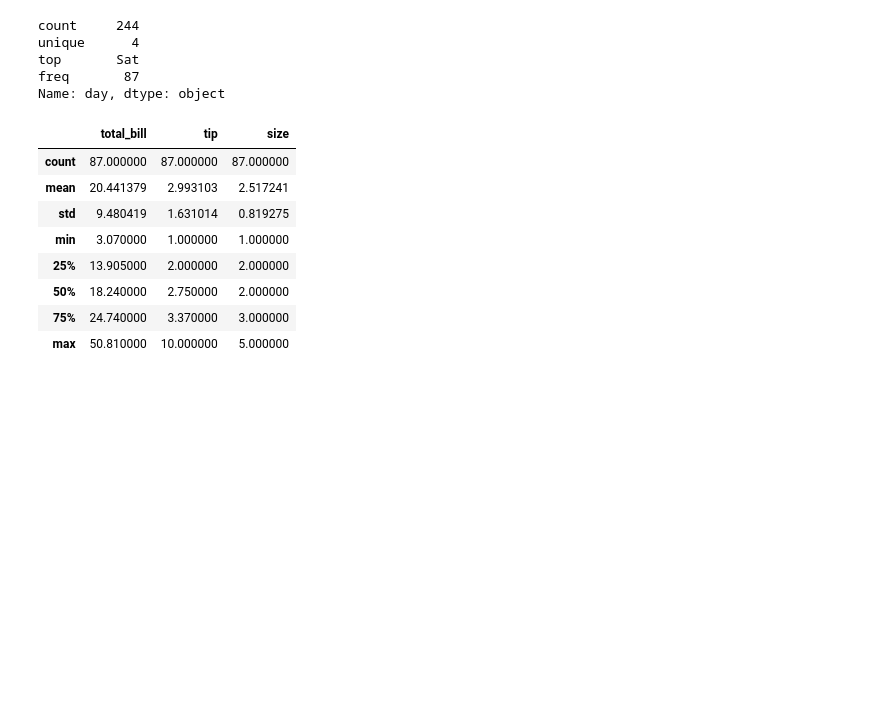
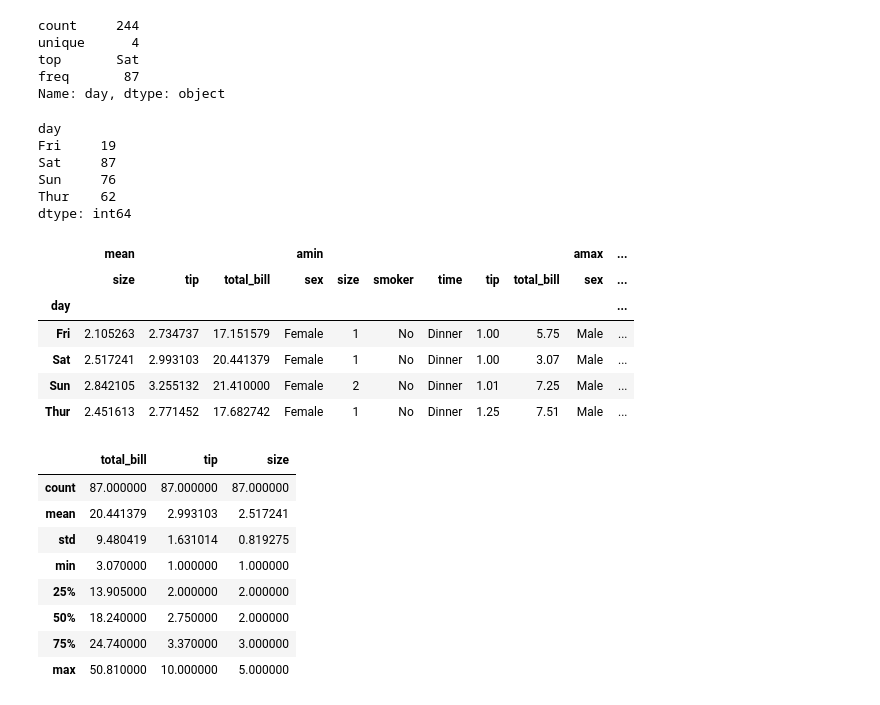
Before and after one commit to Crkonova76/Fundamentals-of-Data-Analysis_Assessment-2019, a Jupyter notebook: Tips_dataset.ipynb, the cells around one changed output. Cells and saved outputs as stored; diff of their text form; code cells hidden in the pictures; blank space fills up the shorter version.

```diff
--- a/Tips_dataset.ipynb
+++ b/Tips_dataset.ipynb
@@ -168,6 +201,25 @@ unique      4
 top       Sat
 freq       87
 Name: day, dtype: object
+# %%
+pd.pivot_table(df, index=["day"],aggfunc="size")
+# %% [output]
+day
+Fri     19
+Sat     87
+Sun     76
+Thur    62
+dtype: int64
+# %%
+pd.pivot_table(df, index=["day"],aggfunc=[np.mean, np.min,np.max])
+# %% [output]
+|  | mean |  |  | amin |  |  |  |  |  | amax | ... |
+|  | size | tip | total_bill | sex | size | smoker | time | tip | total_bill | sex | ... |
+| day |  |  |  |  |  |  |  |  |  |  | ... |
+| Fri | 2.105263 | 2.734737 | 17.151579 | Female | 1 | No | Dinner | 1.00 | 5.75 | Male | ... |
+| Sat | 2.517241 | 2.993103 | 20.441379 | Female | 1 | No | Dinner | 1.00 | 3.07 | Male | ... |
+| Sun | 2.842105 | 3.255132 | 21.410000 | Female | 2 | No | Dinner | 1.01 | 7.25 | Male | ... |
+| Thur | 2.451613 | 2.771452 | 17.682742 | Female | 1 | No | Dinner | 1.25 | 7.51 | Male | ... |
 # %%
 df[df.loc[:,"day"]=="Sat"].describe()
 # %% [output]
```
Also changed, not shown: parts of 5 cells of this notebook.
